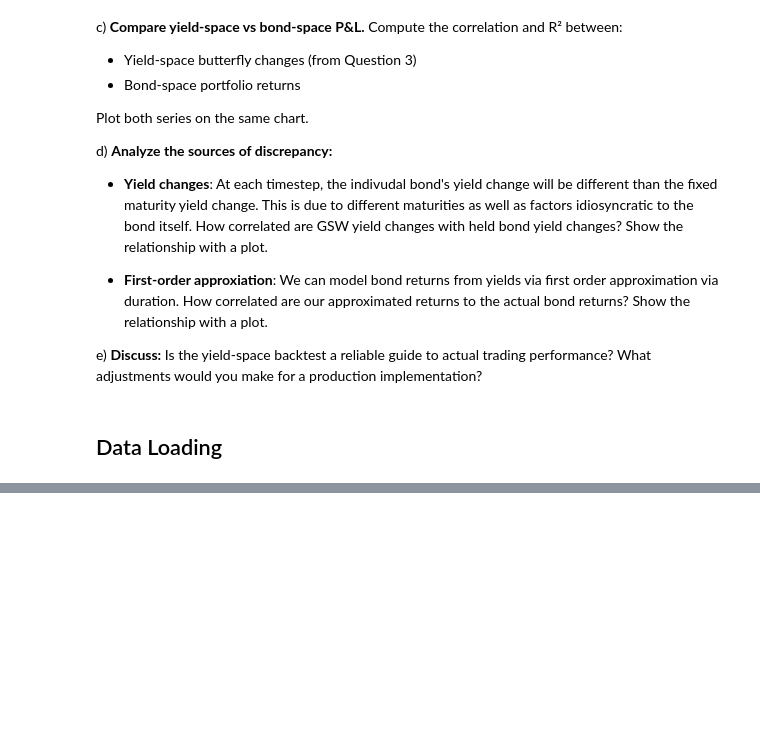
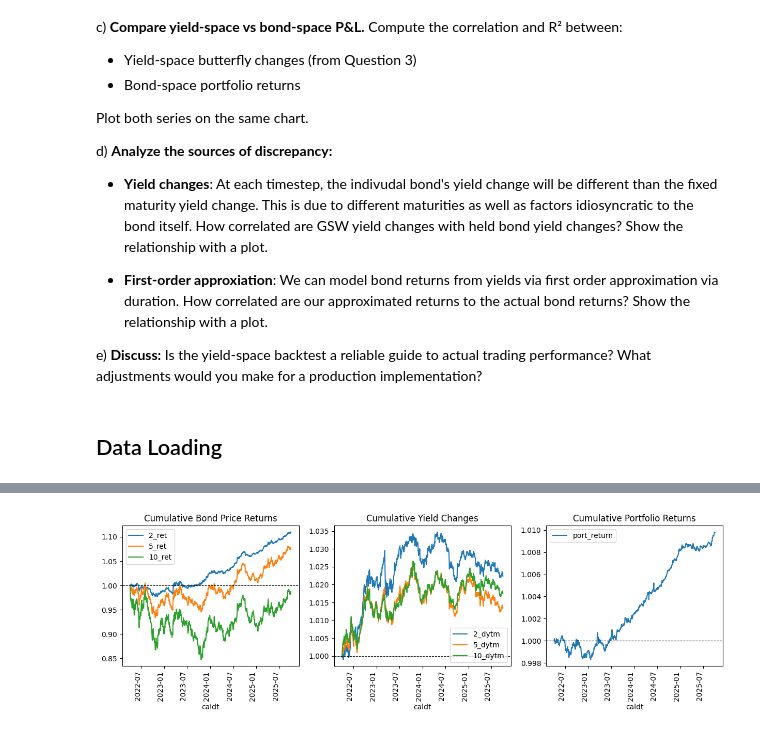
Before and after one commit to y3y-tech/Fixed_Income_Butterfly_Trades, a Jupyter notebook: Question_5.ipynb, the cells around one changed output, grey strips where cells are left out. Saved outputs shown, nothing was run; the diff lists cells and outputs as text; code cells hidden in the pictures; blank space fills up the shorter version.

```diff
--- a/Question_5.ipynb
+++ b/Question_5.ipynb
@@ -199,0 +237,3 @@ def build_roll_schedule(panel, target_maturities, freq='MS', method='closest_ttm
+# %%
+ROLL_FREQ = "QS"
+sched = build_roll_schedule(panel_overlap, [2, 5, 10], freq=ROLL_FREQ)
@@ -199,0 +278,21 @@ def build_roll_schedule(panel, target_maturities, freq='MS', method='closest_ttm
+# %%
+bond_returns = compute_bond_returns(panel_overlap, sched, weights)
+
+fig, axes = plt.subplots(1, 3, figsize=(15, 4))
+bond_returns[[f"{t}_ret" for t in target_mats]].add(1).cumprod().plot(ax=axes[0])
+bond_returns[[f"{t}_dytm" for t in target_mats]].cumsum().add(1).plot(ax=axes[1])
+bond_returns[["port_return"]].add(1).cumprod().plot(ax=axes[2])
+
+
+for i in range(3):
+    axes[i].axhline(1.0, color="k", ls="--", lw=0.8)
+    axes[i].legend()
+
+axes[0].set_title("Cumulative Bond Price Returns")
+axes[1].set_title("Cumulative Yield Changes")
+axes[2].set_title("Cumulative Portfolio Returns")
+
+
+fig.autofmt_xdate(rotation=90)
+# %% [output]
+[figure, added]
```
Also changed, not shown: parts of 27 cells of this notebook, 2 other files.
